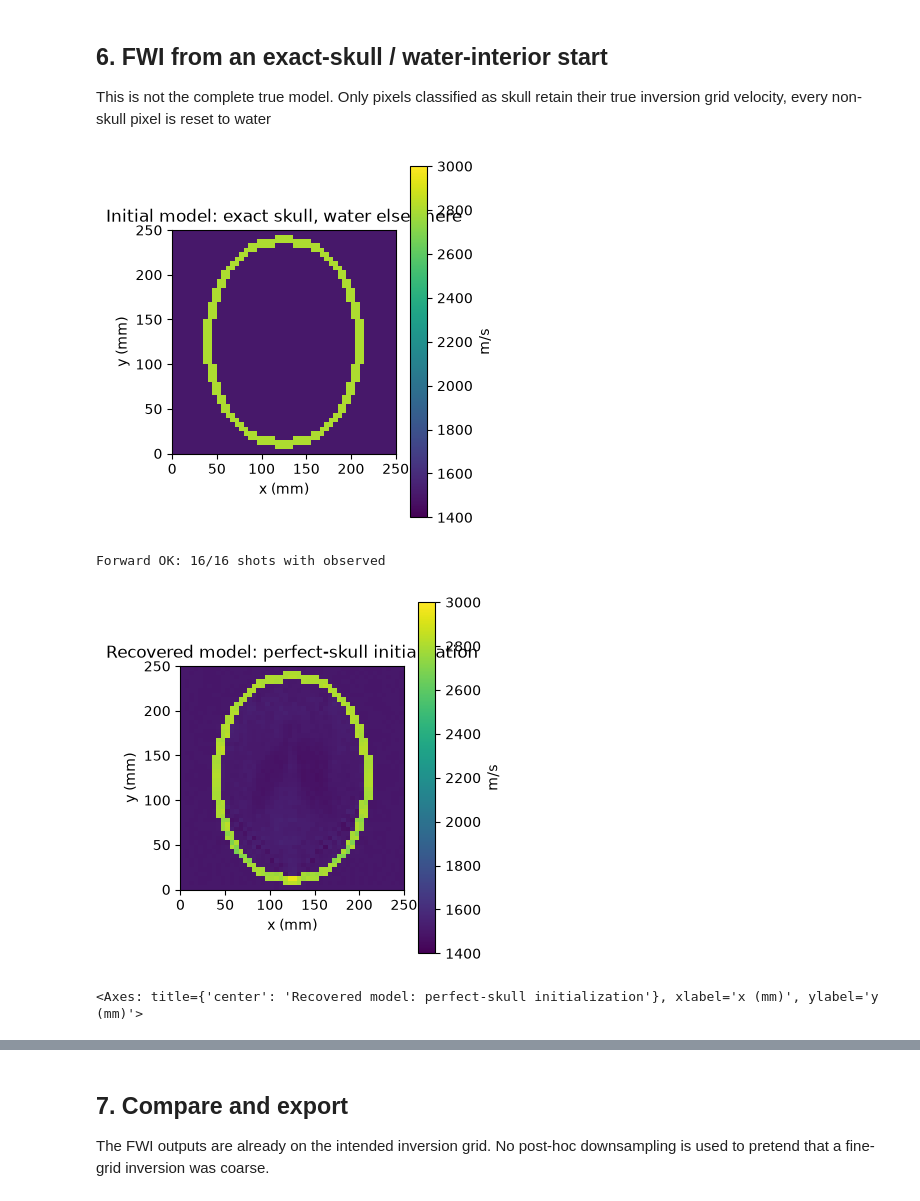
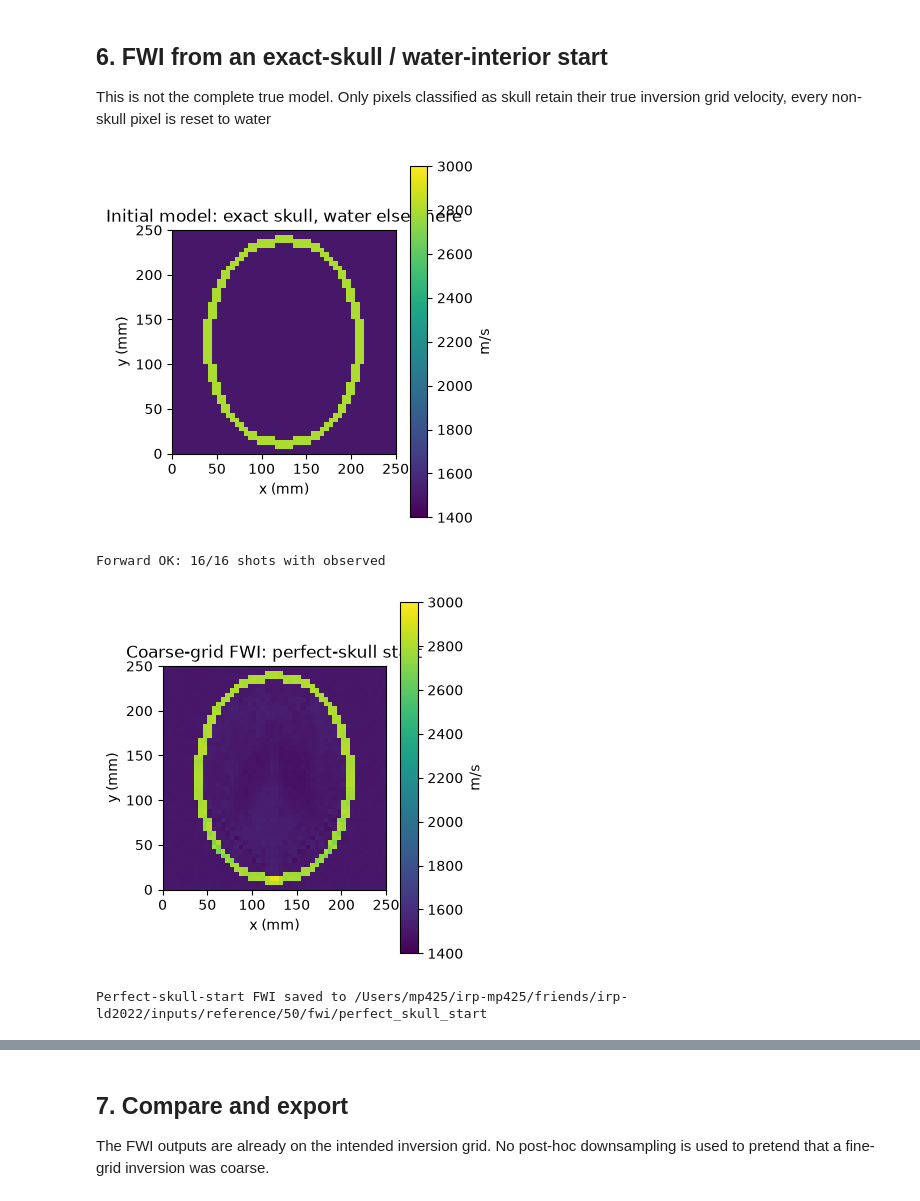
Before and after one commit to Commit2Cosmos/Transcranial-Ultrasound-ODIL, a Jupyter notebook: notebooks/sandbox/2dfwi_stride_reference_fixed.ipynb, the cells around one changed output, grey strips where cells are left out. Cells and saved outputs as stored; diff of their text form; code cells hidden in the pictures.

```diff
--- a/notebooks/sandbox/2dfwi_stride_reference_fixed.ipynb
+++ b/notebooks/sandbox/2dfwi_stride_reference_fixed.ipynb
@@ -340,36 +340,43 @@ their true inversion grid velocity, every non-skull pixel is reset to water
 # %%
 perfect_skull_array, skull_mask = ref.perfect_skull_start(
     vp_true_inv_array,
     c_water=ref.SOS_WATER,
 )
 
 vp_perfect_skull_start = ref.inversion_vp_from_array(
     problem_inv,
     perfect_skull_array,
 )
 
 # Show INITIAL model
 ref.plot_vp(
     perfect_skull_array,
     domain_m=DOMAIN_M,
     title="Initial model: exact skull, water elsewhere",
     vmin=1400,
     vmax=3000
 )
 
 # Run FWI
-vp_skull_recovered = await run_fwi(vp_perfect_skull_start)
+vp_perfect_skull_recovered = await run_fwi(vp_perfect_skull_start)
 
-# Show FINAL recovered model
+perfect_dir = OUT / "fwi" / "perfect_skull_start"
+
+ref.save_vp_npy(
+    vp_perfect_skull_recovered,
+    perfect_dir / "vp_recovered.npy",
+)
 ref.plot_vp(
-    vp_skull_recovered,
+    vp_perfect_skull_recovered,
     domain_m=DOMAIN_M,
-    title="Recovered model: perfect-skull initialization",
+    title="Coarse-grid FWI: perfect-skull start",
     vmin=1400,
     vmax=3000
+
 )
+print("Perfect-skull-start FWI saved to", perfect_dir)
 # %% [output]
 [figure]
 Forward OK: 16/16 shots with observed
-[figure, old version]
+[figure, new version]
-<Axes: title={'center': 'Recovered model: perfect-skull initialization'}, xlabel='x (mm)', ylabel='y (mm)'>
+Perfect-skull-start FWI saved to /Users/mp425/irp-mp425/friends/irp-ld2022/inputs/reference/50/fwi/perfect_skull_start
```
Also changed, not shown: parts of 2 cells of this notebook.
